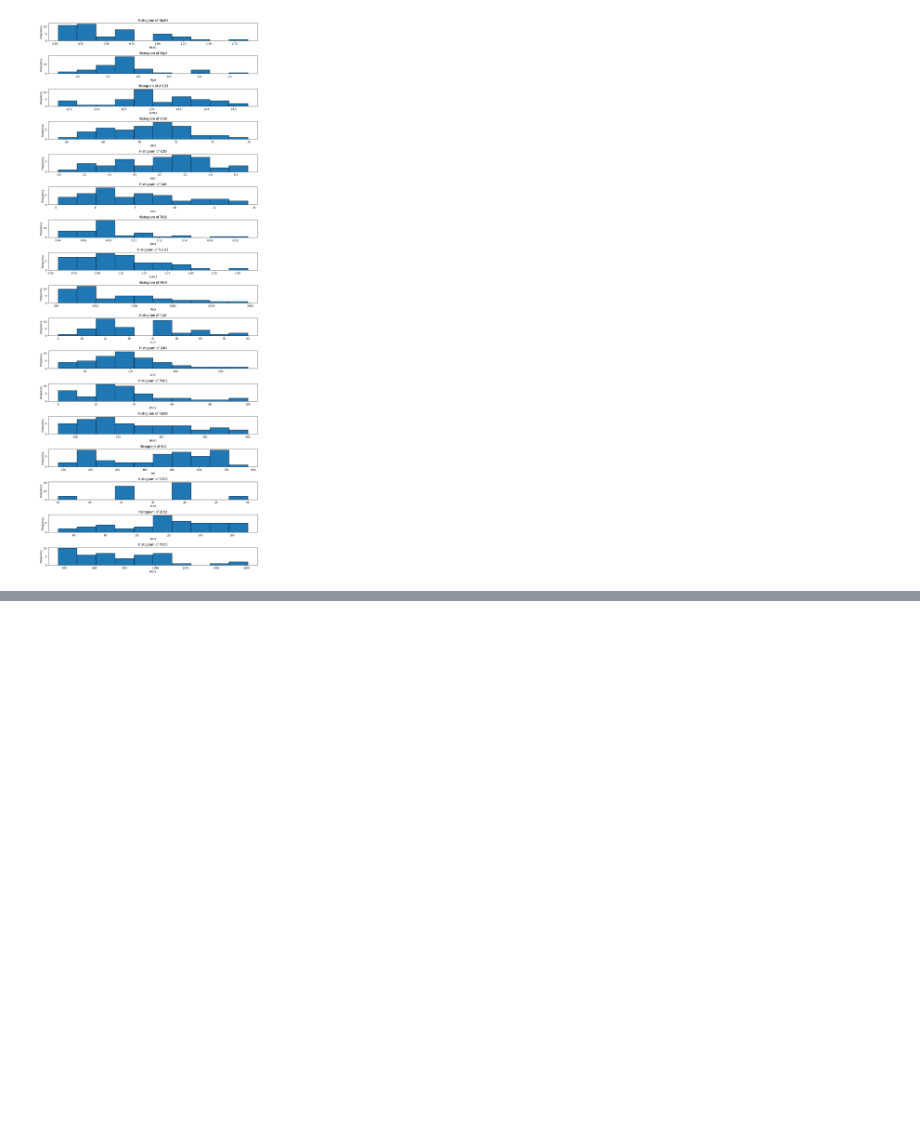
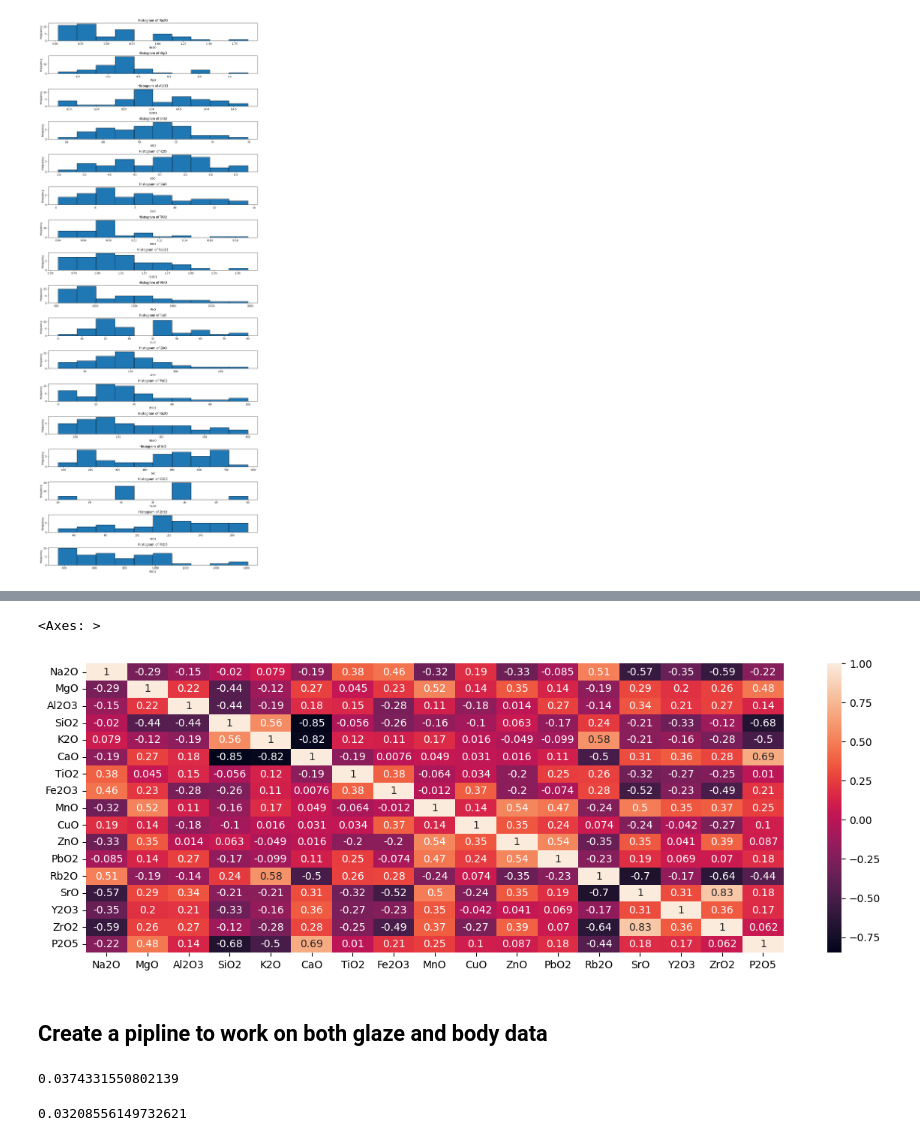
Before and after one commit to Benedictgr97/Chemical-comp-of-ceramic-clustering, a Jupyter notebook: Ceramic_clustering.ipynb, the cells around one changed output, grey strips where cells are left out. Drawn from its saved outputs; the diff is of its cells as text; code cells hidden in the pictures; blank space fills up the shorter version.

```diff
--- a/Ceramic_clustering.ipynb
+++ b/Ceramic_clustering.ipynb
@@ -88,2 +116,7 @@ plot_histograms(ceramic_glaze_df)
 # %%
 #Create function to show the heat map of correlations to investigate
+plt.figure(figsize=(15, 5))
+sns.heatmap(ceramic_glaze_df[ceramic_glaze_df.select_dtypes(include=['int64', 'float64']).columns].corr(),annot= True)
+# %% [output]
+<Axes: >
+[figure, added]
@@ -89,0 +130,2 @@ plot_histograms(ceramic_glaze_df)
+# %% [markdown]
+## Create a pipline to work on both glaze and body data
@@ -89,0 +144,8 @@ plot_histograms(ceramic_glaze_df)
+# %%
+std_dev_spead(ceramic_glaze_df,2)
+# %% [output]
+0.0374331550802139
+# %%
+std_dev_spead(ceramic_body_df,2)
+# %% [output]
+0.03208556149732621
```
Also changed, not shown: parts of 13 cells of this notebook.
